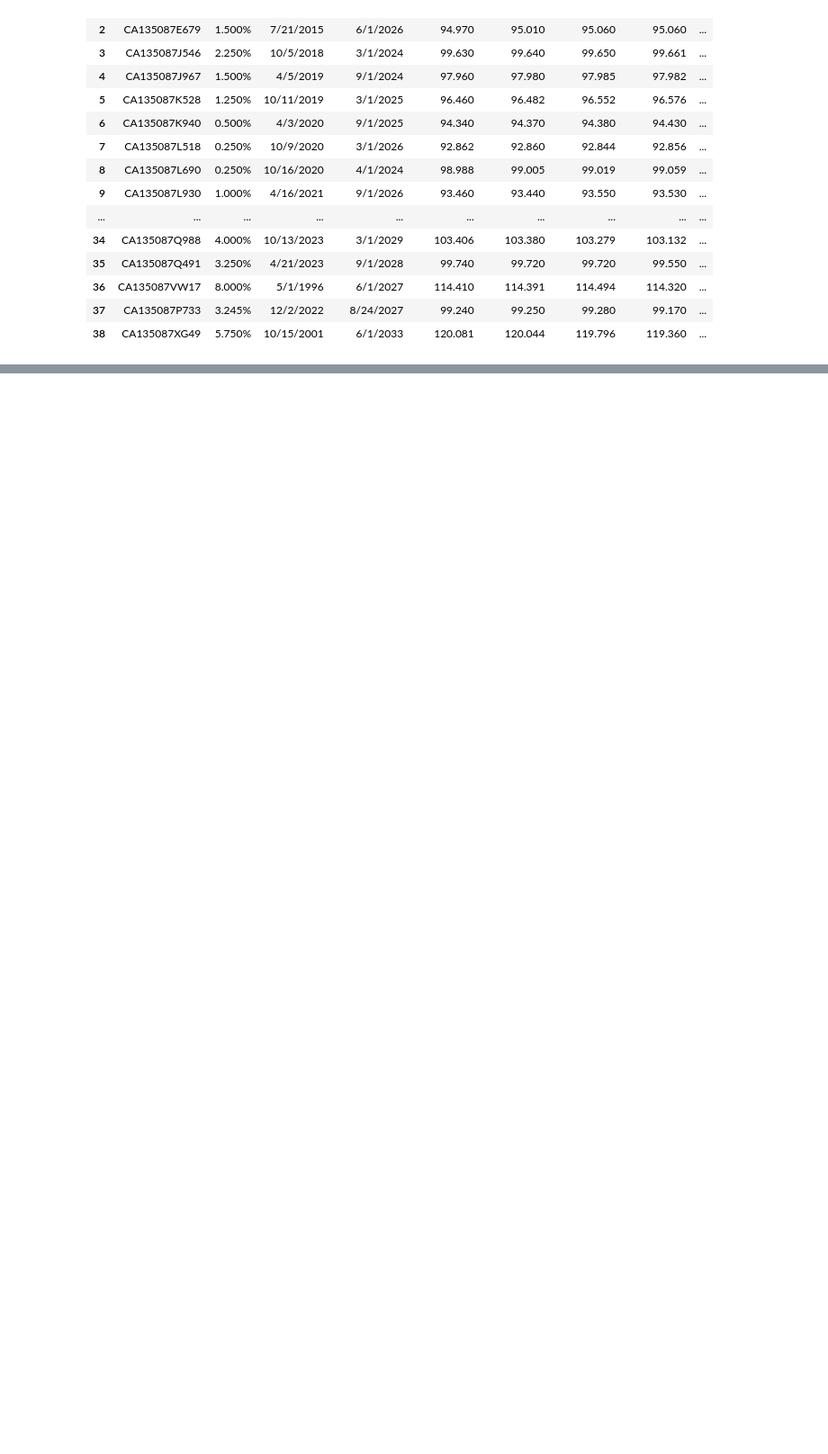
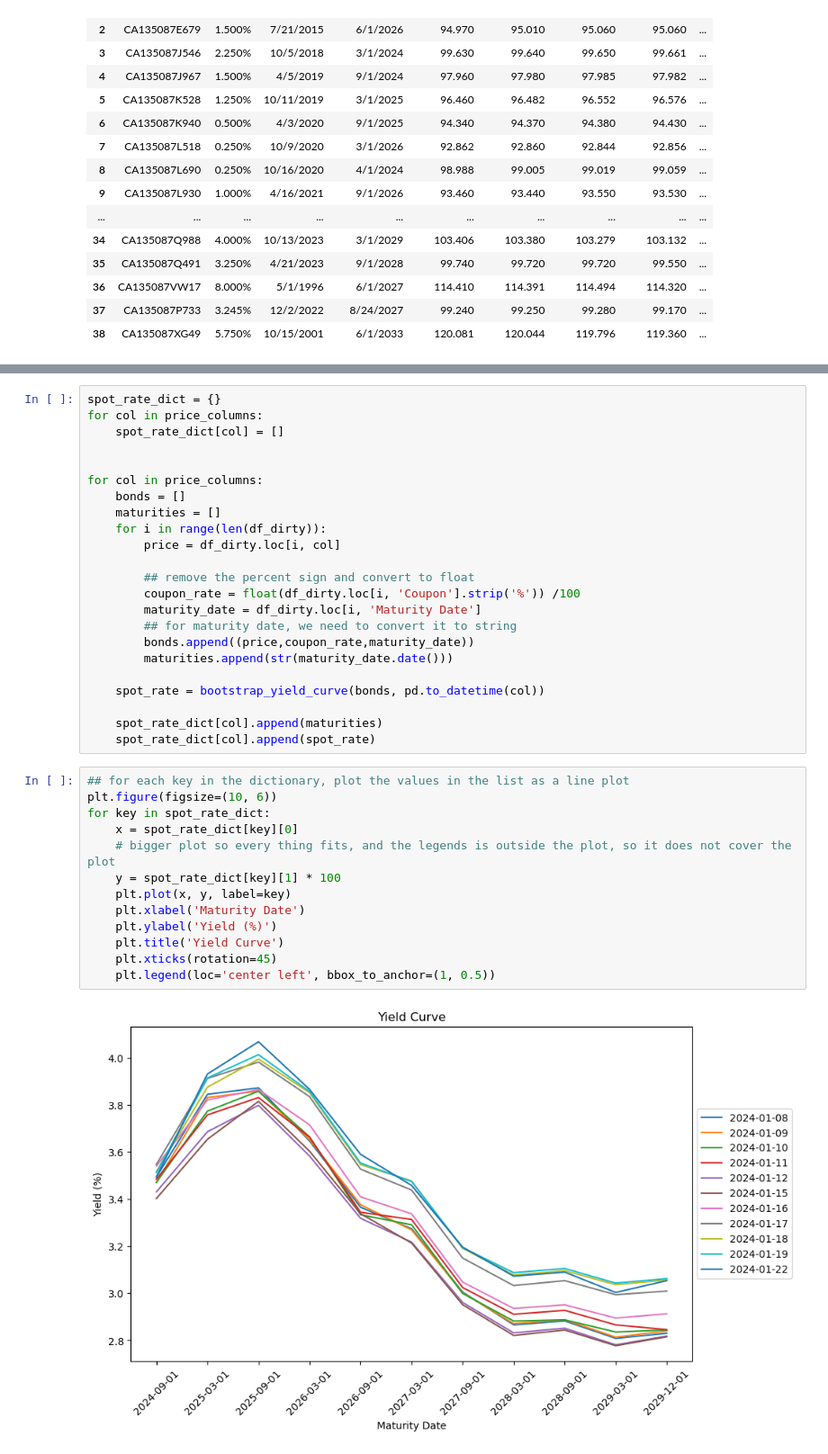
Before and after one commit to HZjl829/Yield-Curve-Project, a Jupyter notebook: code.ipynb, the cells around one changed output, grey strips where cells are left out. Shown at 90% size. Cells and saved outputs as stored; diff of their text form; blank space fills up the shorter version.

```diff
--- a/code.ipynb
+++ b/code.ipynb
@@ -131,0 +238,38 @@ ytm_dict
+# %%
+spot_rate_dict = {}
+for col in price_columns:
+    spot_rate_dict[col] = []
+
+
+for col in price_columns:
+    bonds = []
+    maturities = []
+    for i in range(len(df_dirty)):
+        price = df_dirty.loc[i, col]
+
+        ## remove the percent sign and convert to float
+        coupon_rate = float(df_dirty.loc[i, 'Coupon'].strip('%')) /100
+        maturity_date = df_dirty.loc[i, 'Maturity Date']
+        ## for maturity date, we need to convert it to string
+        bonds.append((price,coupon_rate,maturity_date))
+        maturities.append(str(maturity_date.date()))
+
+    spot_rate = bootstrap_yield_curve(bonds, pd.to_datetime(col))
+
+    spot_rate_dict[col].append(maturities)
+    spot_rate_dict[col].append(spot_rate)
+# %%
+## for each key in the dictionary, plot the values in the list as a line plot
+plt.figure(figsize=(10, 6))
+for key in spot_rate_dict:
+    x = spot_rate_dict[key][0]
+    # bigger plot so every thing fits, and the legends is outside the plot, so it does not cover the plot
+    y = spot_rate_dict[key][1] * 100
+    plt.plot(x, y, label=key)
+    plt.xlabel('Maturity Date')
+    plt.ylabel('Yield (%)')
+    plt.title('Yield Curve')
+    plt.xticks(rotation=45)
+    plt.legend(loc='center left', bbox_to_anchor=(1, 0.5))
+# %% [output]
+[figure, added]
```
Also changed, not shown: parts of 13 cells of this notebook.
